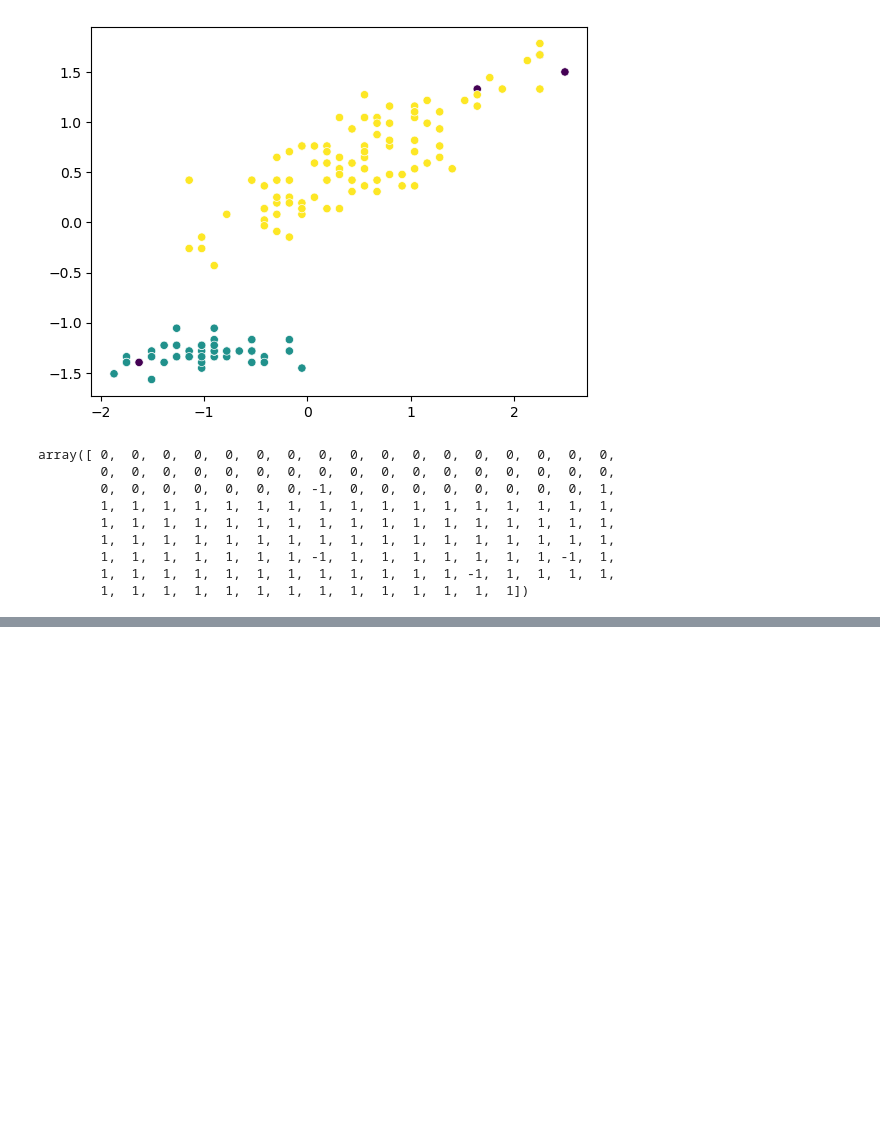
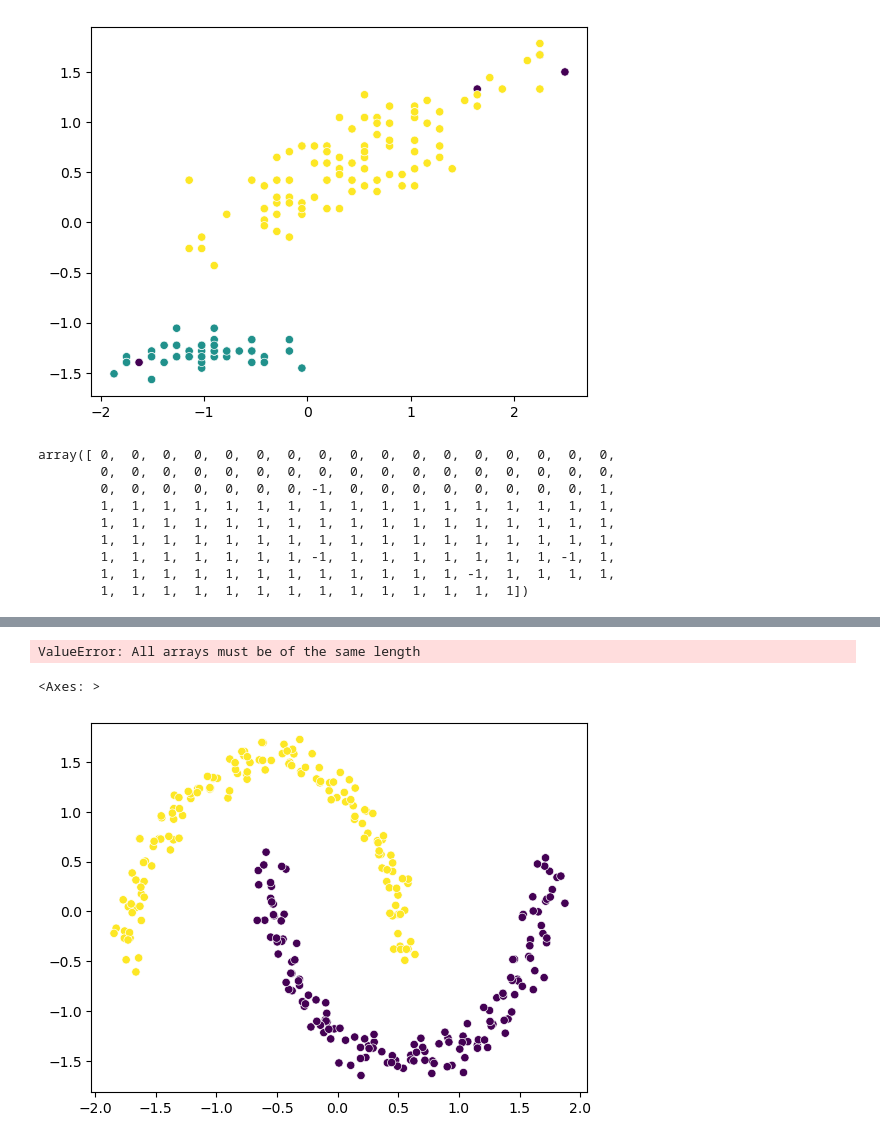
Before and after one commit to Moiz-a11/unsupervise_ML, a Jupyter notebook: DBBSCAN.ipynb, the cells around one changed output, grey strips where cells are left out. Cells and saved outputs as stored; diff of their text form; code cells hidden in the pictures; blank space fills up the shorter version.

```diff
--- a/DBBSCAN.ipynb
+++ b/DBBSCAN.ipynb
@@ -43,0 +98,26 @@ array([ 0,  0,  0,  0,  0,  0,  0,  0,  0,  0,  0,  0,  0,  0,  0,  0,  0,
+# %%
+sns.scatterplot(
+    x=X_scaled[:, 0],
+    y=X_scaled[:, 1],
+    hue=labels,
+    palette="viridis"
+)
+# %% [output]
+ValueError: All arrays must be of the same length
+# %%
+#db scan
+dbscan= DBSCAN(
+    eps=0.5,
+    min_samples=5
+)
+labels=dbscan.fit_predict(X_scaled)
+# %%
+sns.scatterplot(
+    x=X_scaled[:, 0],
+    y=X_scaled[:, 1],
+    c=labels,
+
+)
+# %% [output]
+<Axes: >
+[figure, added]
```
Also changed, not shown: parts of 3 cells of this notebook.
